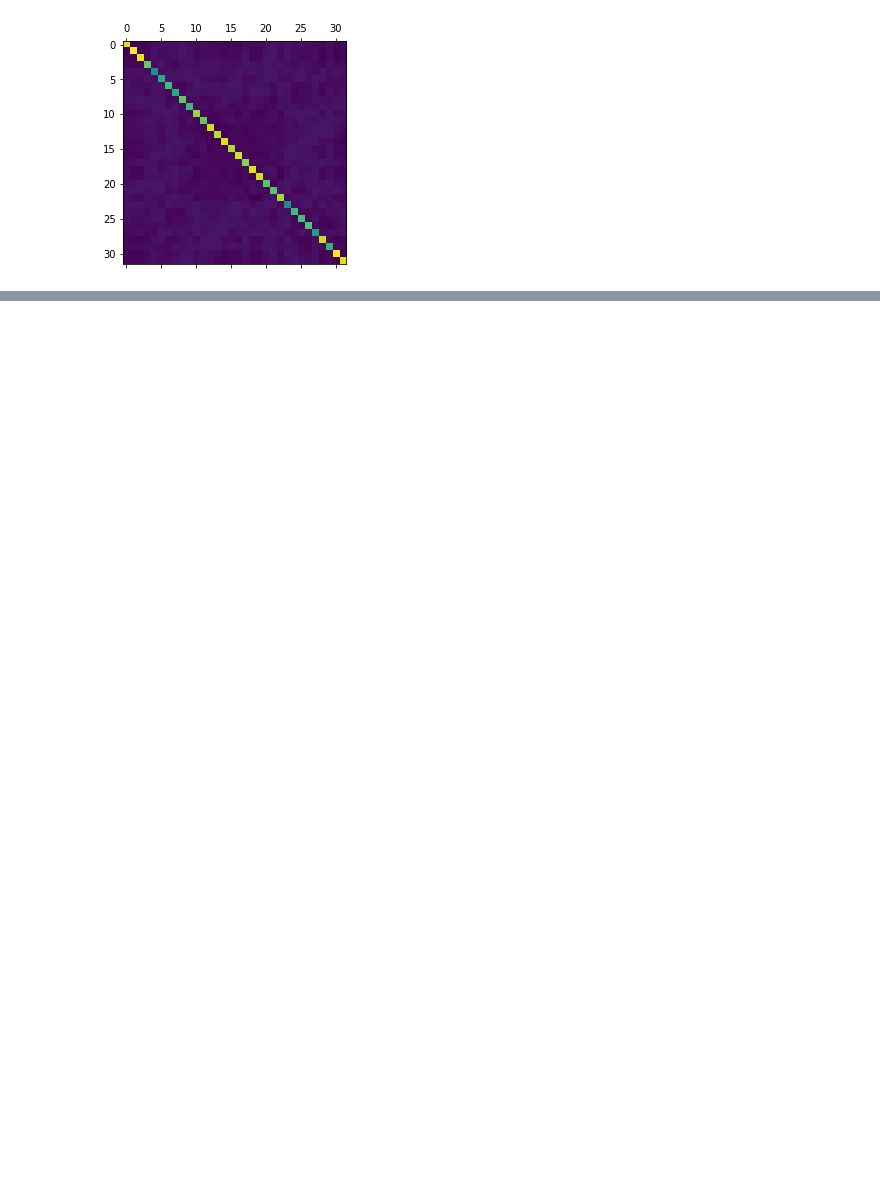
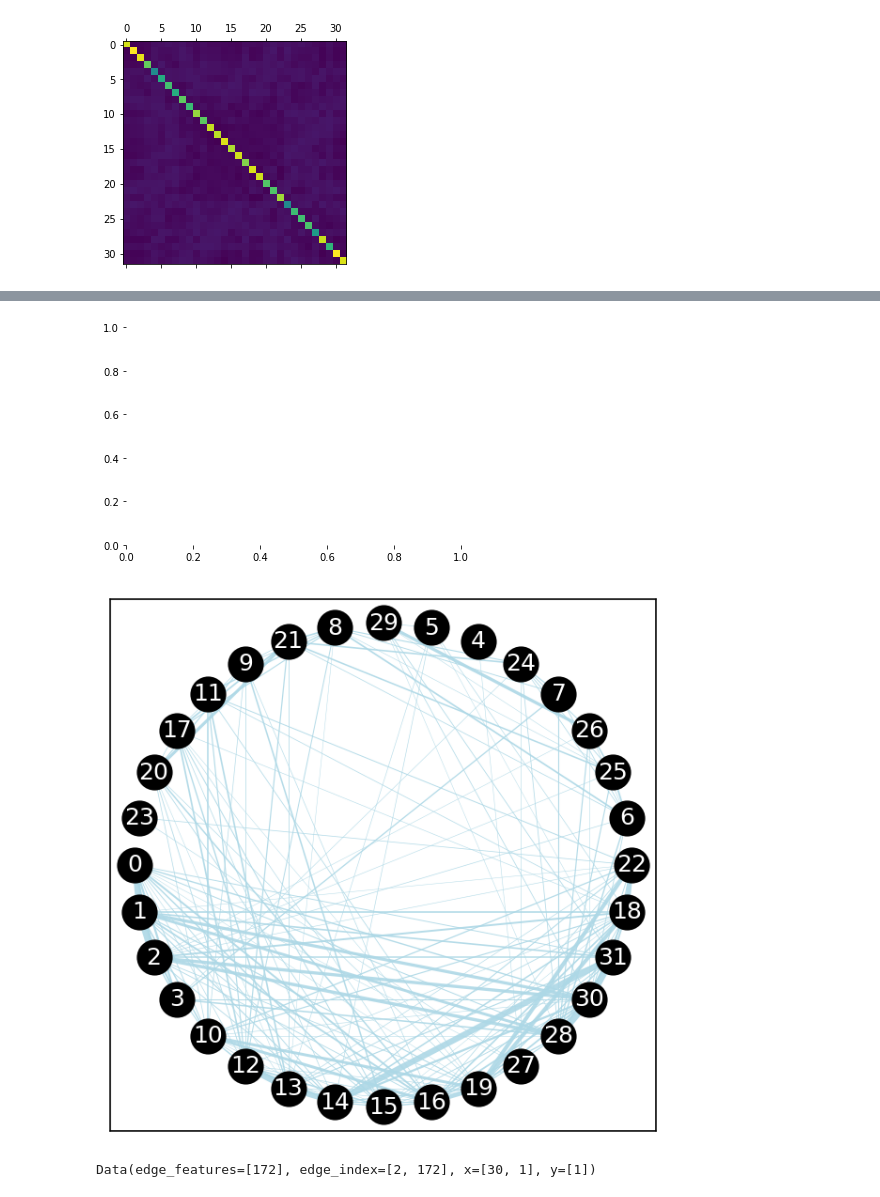
Before and after one commit to paulilioaica/EEG-Classification, a Jupyter notebook: Data_analysis.ipynb, the cells around one changed output, grey strips where cells are left out. Saved outputs shown, nothing was run; the diff lists cells and outputs as text; code cells hidden in the pictures; blank space fills up the shorter version.

```diff
--- a/Data_analysis.ipynb
+++ b/Data_analysis.ipynb
@@ -103,0 +96,35 @@ plt.plot(sorted(eigen_vectors[1]))
+# %%
+unsim_matrix = np.zeros((adj_matrix.shape[0], adj_matrix.shape[1]))
+indices = np.triu_indices(adj_matrix.shape[0], k=0)
+unsim_matrix[indices] = adj_matrix[indices]
+# %%
+corrs = np.where(unsim_matrix >= 0.5)
+# %%
+import networkx as nx
+g = nx.Graph()
+# pos = nx.spectral_layout(g)
+for x, y in zip(corrs[0], corrs[1]):
+    g.add_edge(x, y, weight=adj_matrix[x][y])
+widths = nx.get_edge_attributes(g, 'weight')
+nodelist = g.nodes()
+
+pos = nx.shell_layout(g)
+plt.box(False)
+plt.figure(figsize=(5,5), dpi=150)
+nx.draw_networkx_nodes(g,pos,
+                       nodelist=nodelist,
+                       node_size=300,
+                       node_color='black')
+nx.draw_networkx_edges(g,pos,
+                       edgelist = widths.keys(),
+                       width=[np.exp(x*7)/150 for x in widths.values()],
+                       edge_color='lightblue',
+                       alpha=0.9)
+nx.draw_networkx_labels(g, pos=pos,
+                        labels=dict(zip(nodelist,nodelist)),
+                        font_color='white')
+
+plt.show()
+# %% [output]
+[figure, added]
+[figure, added]
@@ -103,0 +141,4 @@ plt.plot(sorted(eigen_vectors[1]))
+# %%
+graph
+# %% [output]
+Data(edge_features=[172], edge_index=[2, 172], x=[30, 1], y=[1])
```
Also changed, not shown: parts of 14 cells of this notebook, 7 other files.
